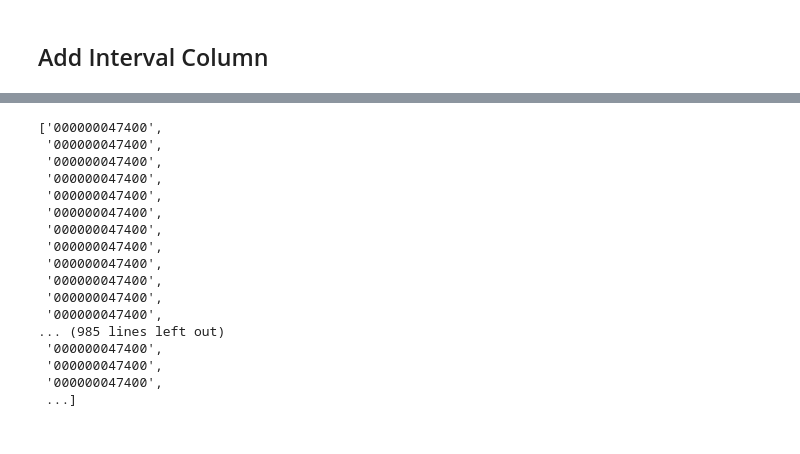
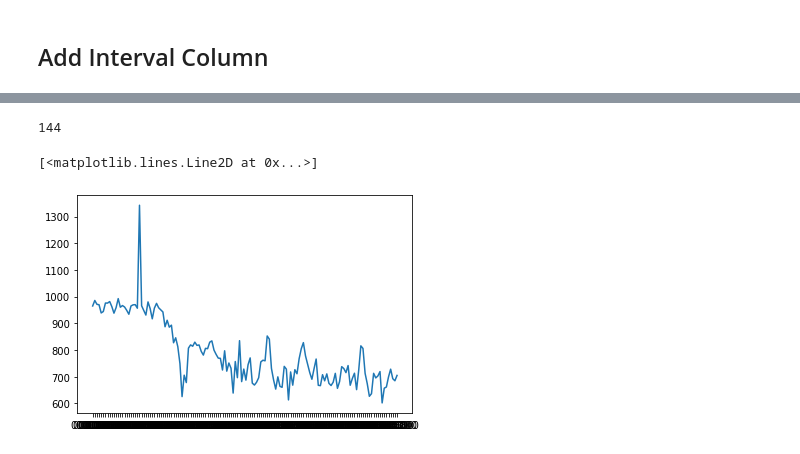
Before and after one commit to NathanLaird/NetworkTrafficAnalysis, a Jupyter notebook: Day1_Intro_EDA.ipynb, the cells around one changed output, grey strips where cells are left out. Saved outputs shown, nothing was run; the diff lists cells and outputs as text; code cells hidden in the pictures.

```diff
--- a/Day1_Intro_EDA.ipynb
+++ b/Day1_Intro_EDA.ipynb
@@ -166,0 +170,4 @@ interval_size = 600
+# %%
+make_interval = udf(lambda x :  str((x//interval_size)*interval_size).zfill(7))
+# %%
+flow_time_df = flow_df.withColumn('interval', make_interval(flow_df['time']))
@@ -167 +194,16 @@ interval_size = 600
+# %%
+flow_time_series = flow_time_df.groupBy('interval').agg({'duration': 'mean','pk_count':'sum','byte_count':'sum'}).collect()
+# %%
+len(flow_time_series)
+# %% [output]
+144
+# %%
+flow_time_series_df = pd.DataFrame(flow_time_series)
+flow_time_series_df.columns = ['interval','duration','pk_count','byte_count']
+# %%
+flow_time_series_df = flow_time_series_df.sort_values(['interval'])
+plt.plot(flow_time_series_df['interval'],flow_time_series_df['byte_count']/flow_time_series_df['pk_count'])
+# %% [output]
+[<matplotlib.lines.Line2D at 0x...>]
+[figure, added]
 # %%
@@ -169,20 +212,0 @@ flow_df.rdd.map(lambda x: str((x.time//interval_size)*interval_size).zfill(12)).
-# %%
-flow_time_df = flow_df.withColumn("interval",flow_df.rdd.map(lambda x: str((x.time//interval_size)*interval_size).zfill(12)).collect() )
-# %% [output]
-['000000047400',
- '000000047400',
- '000000047400',
- '000000047400',
- '000000047400',
- '000000047400',
- '000000047400',
- '000000047400',
- '000000047400',
- '000000047400',
- '000000047400',
- '000000047400',
-... (985 lines left out)
- '000000047400',
- '000000047400',
- '000000047400',
- ...]
```
Also changed, not shown: parts of 5 cells of this notebook, 1 other file.
